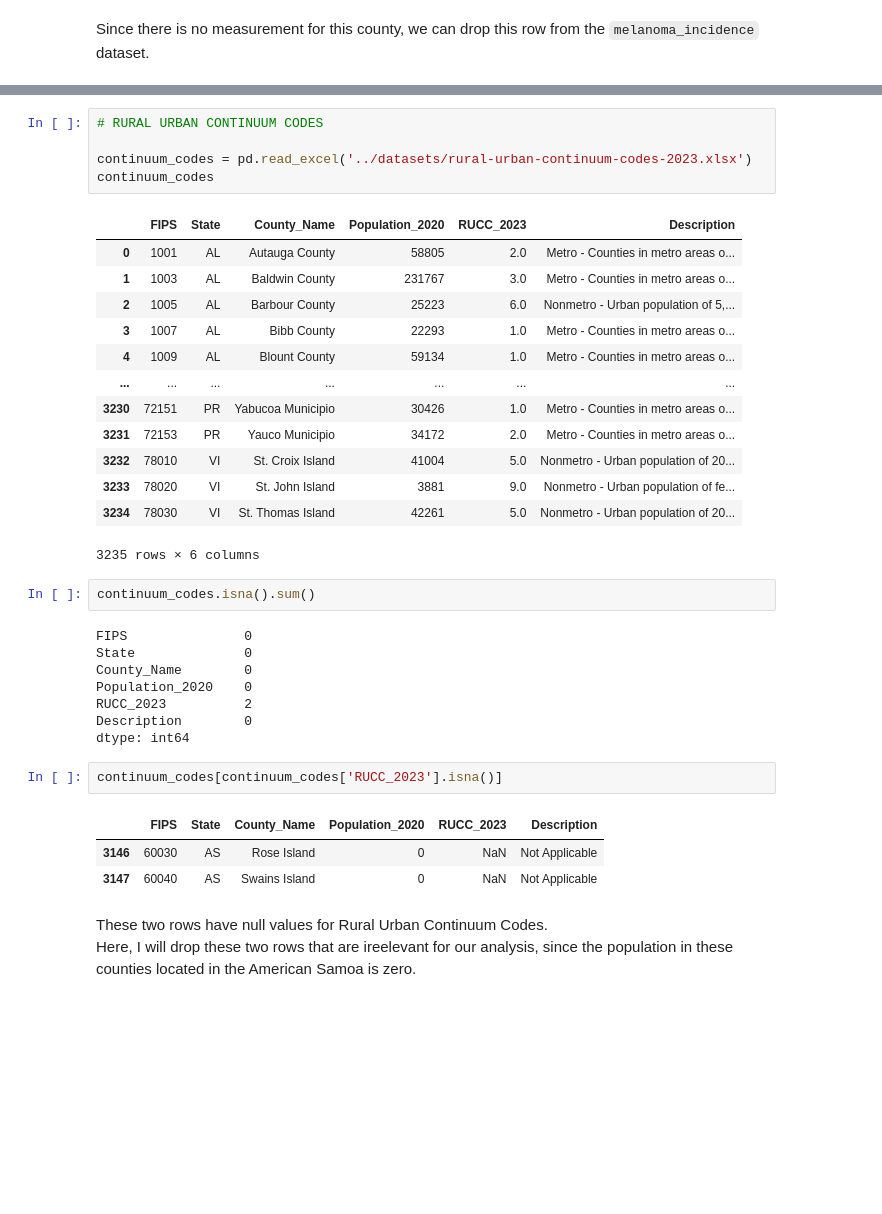
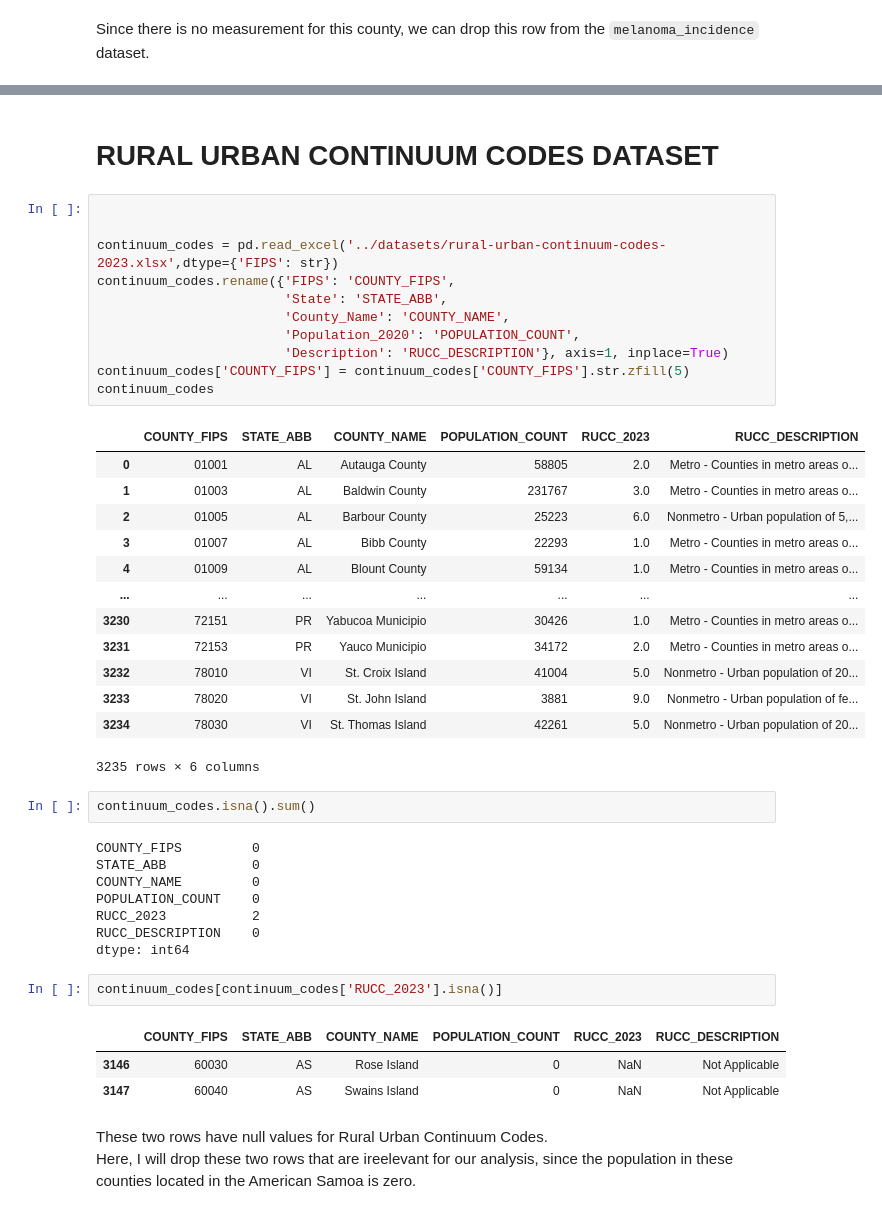
Before and after one commit to brytner/uv-exposure-melanoma-incidence-analysis, a Jupyter notebook: notebook/uv-exposure-melanoma-incidence-analysis.ipynb, the cells around one changed output, grey strips where cells are left out. Cells and saved outputs as stored; diff of their text form; blank space fills up the shorter version.

```diff
--- a/notebook/uv-exposure-melanoma-incidence-analysis.ipynb
+++ b/notebook/uv-exposure-melanoma-incidence-analysis.ipynb
@@ -203,16 +339,24 @@ AVG_ANNUAL_COUNT    str
 dtype: object
+# %% [markdown]
+# RURAL URBAN CONTINUUM CODES DATASET
 # %%
-# RURAL URBAN CONTINUUM CODES
 
-continuum_codes = pd.read_excel('../datasets/rural-urban-continuum-codes-2023.xlsx')
+
+continuum_codes = pd.read_excel('../datasets/rural-urban-continuum-codes-2023.xlsx',dtype={'FIPS': str})
+continuum_codes.rename({'FIPS': 'COUNTY_FIPS',
+                        'State': 'STATE_ABB',
+                        'County_Name': 'COUNTY_NAME',
+                        'Population_2020': 'POPULATION_COUNT',
+                        'Description': 'RUCC_DESCRIPTION'}, axis=1, inplace=True)
+continuum_codes['COUNTY_FIPS'] = continuum_codes['COUNTY_FIPS'].str.zfill(5)
 continuum_codes
 # %% [output]
-|  | FIPS | State | County_Name | Population_2020 | RUCC_2023 | Description |
-| 0 | 1001 | AL | Autauga County | 58805 | 2.0 | Metro - Counties in metro areas o... |
-| 1 | 1003 | AL | Baldwin County | 231767 | 3.0 | Metro - Counties in metro areas o... |
-| 2 | 1005 | AL | Barbour County | 25223 | 6.0 | Nonmetro - Urban population of 5,... |
-| 3 | 1007 | AL | Bibb County | 22293 | 1.0 | Metro - Counties in metro areas o... |
-| 4 | 1009 | AL | Blount County | 59134 | 1.0 | Metro - Counties in metro areas o... |
+|  | COUNTY_FIPS | STATE_ABB | COUNTY_NAME | POPULATION_COUNT | RUCC_2023 | RUCC_DESCRIPTION |
+| 0 | 01001 | AL | Autauga County | 58805 | 2.0 | Metro - Counties in metro areas o... |
+| 1 | 01003 | AL | Baldwin County | 231767 | 3.0 | Metro - Counties in metro areas o... |
+| 2 | 01005 | AL | Barbour County | 25223 | 6.0 | Nonmetro - Urban population of 5,... |
+| 3 | 01007 | AL | Bibb County | 22293 | 1.0 | Metro - Counties in metro areas o... |
+| 4 | 01009 | AL | Blount County | 59134 | 1.0 | Metro - Counties in metro areas o... |
 | ... | ... | ... | ... | ... | ... | ... |
 | 3230 | 72151 | PR | Yabucoa Municipio | 30426 | 1.0 | Metro - Counties in metro areas o... |
 | 3231 | 72153 | PR | Yauco Municipio | 34172 | 2.0 | Metro - Counties in metro areas o... |
@@ -223,17 +367,17 @@ continuum_codes
 # %%
 continuum_codes.isna().sum()
 # %% [output]
-FIPS               0
-State              0
-County_Name        0
-Population_2020    0
-RUCC_2023          2
-Description        0
+COUNTY_FIPS         0
+STATE_ABB           0
+COUNTY_NAME         0
+POPULATION_COUNT    0
+RUCC_2023           2
+RUCC_DESCRIPTION    0
 dtype: int64
 # %%
 continuum_codes[continuum_codes['RUCC_2023'].isna()]
 # %% [output]
-|  | FIPS | State | County_Name | Population_2020 | RUCC_2023 | Description |
+|  | COUNTY_FIPS | STATE_ABB | COUNTY_NAME | POPULATION_COUNT | RUCC_2023 | RUCC_DESCRIPTION |
 | 3146 | 60030 | AS | Rose Island | 0 | NaN | Not Applicable |
 | 3147 | 60040 | AS | Swains Island | 0 | NaN | Not Applicable |
 # %% [markdown]
```
Also changed, not shown: parts of 27 cells of this notebook.
